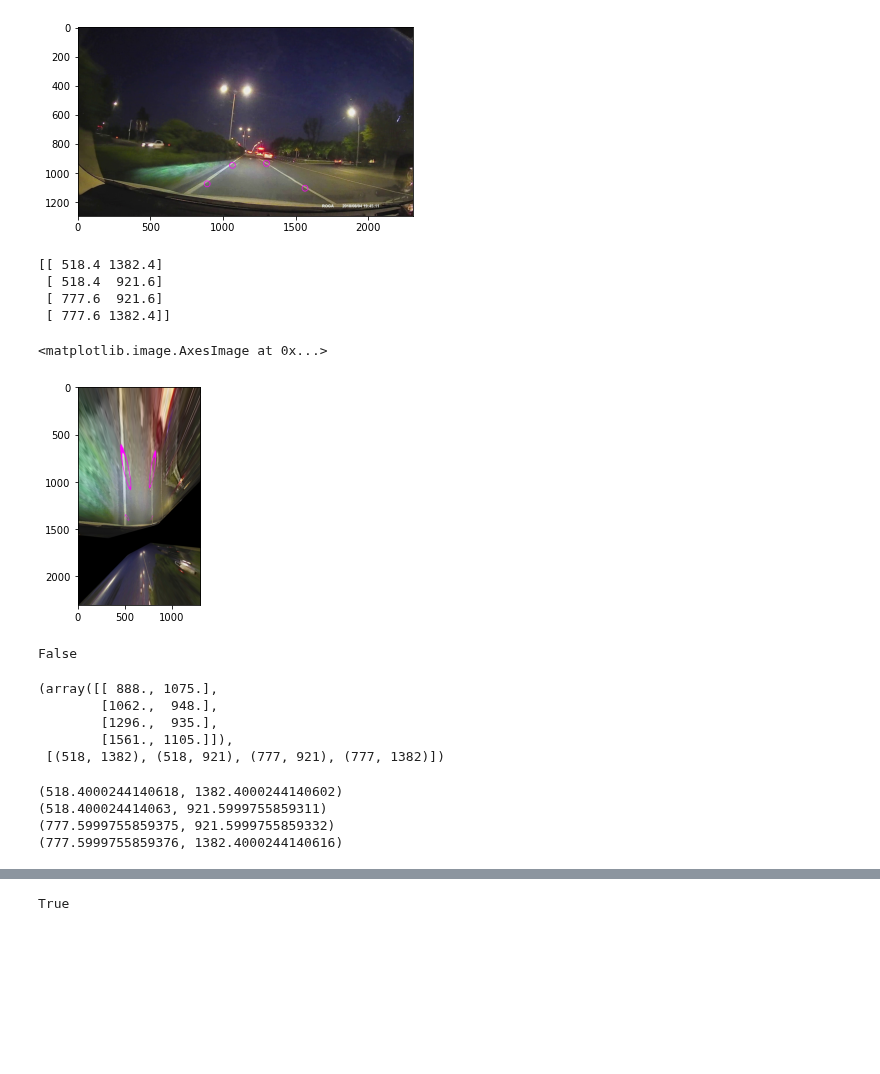
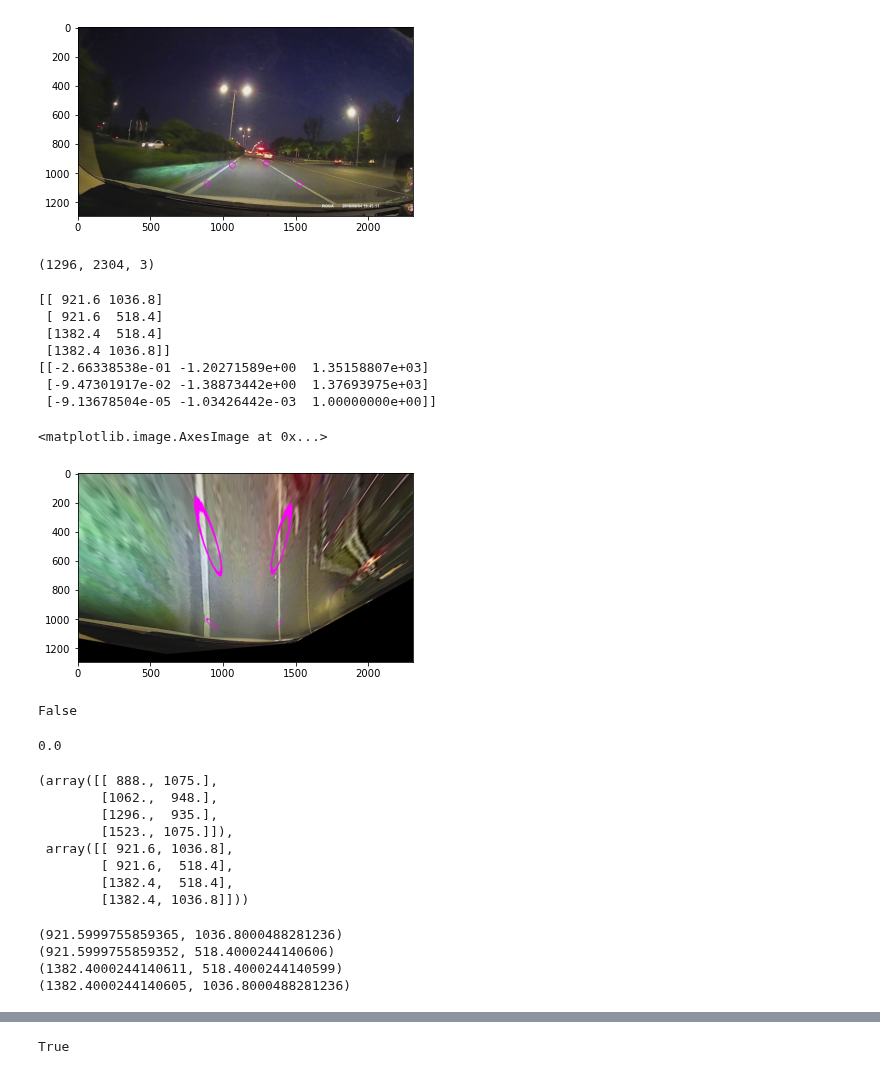
Before and after one commit to hero576/opencv_demo, a Jupyter notebook: car_over_detect.ipynb, the cells around one changed output, grey strips where cells are left out. Drawn from its saved outputs; the diff is of its cells as text; code cells hidden in the pictures; blank space fills up the shorter version.

```diff
--- a/car_over_detect.ipynb
+++ b/car_over_detect.ipynb
@@ -8,5 +11,5 @@ img = cv2.cvtColor(img, cv2.COLOR_BGR2RGB)
 # %%
-pts_src = np.array([(888, 1075), (1062, 948), (1296, 935), (1561, 1105)], dtype=float)
+pts_src = np.array([(888, 1075), (1062, 948), (1296, 935), (1523, 1075)], dtype=float)
 for p in pts_src:
     p = [int(i) for i in p]
     cv2.circle(img,tuple(p),20,(255,0,255),3)
@@ -14,27 +17,35 @@ plt.imshow(img)
 # %% [output]
 <matplotlib.image.AxesImage at 0x...>
 [figure]
+# %%
+img.shape
+# %% [output]
+(1296, 2304, 3)
 # %%
 size = img.shape
 dst_points = np.array(
     [
-        [size[0]*0.4,size[1]*0.6],
-        [size[0]*0.4, size[1]*0.4],
-        [size[0]*0.6, size[1]*0.4],
-        [size[0]*0.6, size[1]*0.6]
+        [size[1]*0.4, size[0]*0.8],
+        [size[1]*0.4, size[0]*0.4],
+        [size[1]*0.6, size[0]*0.4],
+        [size[1]*0.6, size[0]*0.8]
     ], dtype=float
 )
 print(dst_points)
 h, status = cv2.findHomography(pts_src, dst_points)
-ipm_out = cv2.warpPerspective(img, h, size[1::-1],flag)
+print(h)
+ipm_out = cv2.warpPerspective(img, h, size[1::-1], flags=cv2.INTER_LINEAR)
 plt.imshow(ipm_out)
 # %% [output]
-[[ 518.4 1382.4]
- [ 518.4  921.6]
- [ 777.6  921.6]
- [ 777.6 1382.4]]
+[[ 921.6 1036.8]
+ [ 921.6  518.4]
+ [1382.4  518.4]
+ [1382.4 1036.8]]
+[[-2.66338538e-01 -1.20271589e+00  1.35158807e+03]
+ [-9.47301917e-02 -1.38873442e+00  1.37693975e+03]
+ [-9.13678504e-05 -1.03426442e-03  1.00000000e+00]]
 <matplotlib.image.AxesImage at 0x...>
-[figure, old version]
+[figure, new version]
 # %%
 # a = np.array([1234])
 a = np.inf
@@ -82,22 +93,29 @@ def get_x(y,slope,b):
         return None
     else:
         return (y-b)/slope
+# %%
+1000/np.inf
+# %% [output]
+0.0
 # %%
 pts_src,dst_points
 # %% [output]
 (array([[ 888., 1075.],
         [1062.,  948.],
         [1296.,  935.],
-        [1561., 1105.]]),
- [(518, 1382), (518, 921), (777, 921), (777, 1382)])
+        [1523., 1075.]]),
+ array([[ 921.6, 1036.8],
+        [ 921.6,  518.4],
+        [1382.4,  518.4],
+        [1382.4, 1036.8]]))
 # %%
 for p in pts_src:
     print(cvt_point(p,h))
 # %% [output]
-(518.4000244140618, 1382.4000244140602)
-(518.400024414063, 921.5999755859311)
-(777.5999755859375, 921.5999755859332)
-(777.5999755859376, 1382.4000244140616)
+(921.5999755859365, 1036.8000488281236)
+(921.5999755859352, 518.4000244140606)
+(1382.4000244140611, 518.4000244140599)
+(1382.4000244140605, 1036.8000488281236)
 # %%
 lane_calibrate_width = 3000
 lane_calibrate_length = 5000
```
Also changed, not shown: parts of 13 cells of this notebook, 1 other file.
